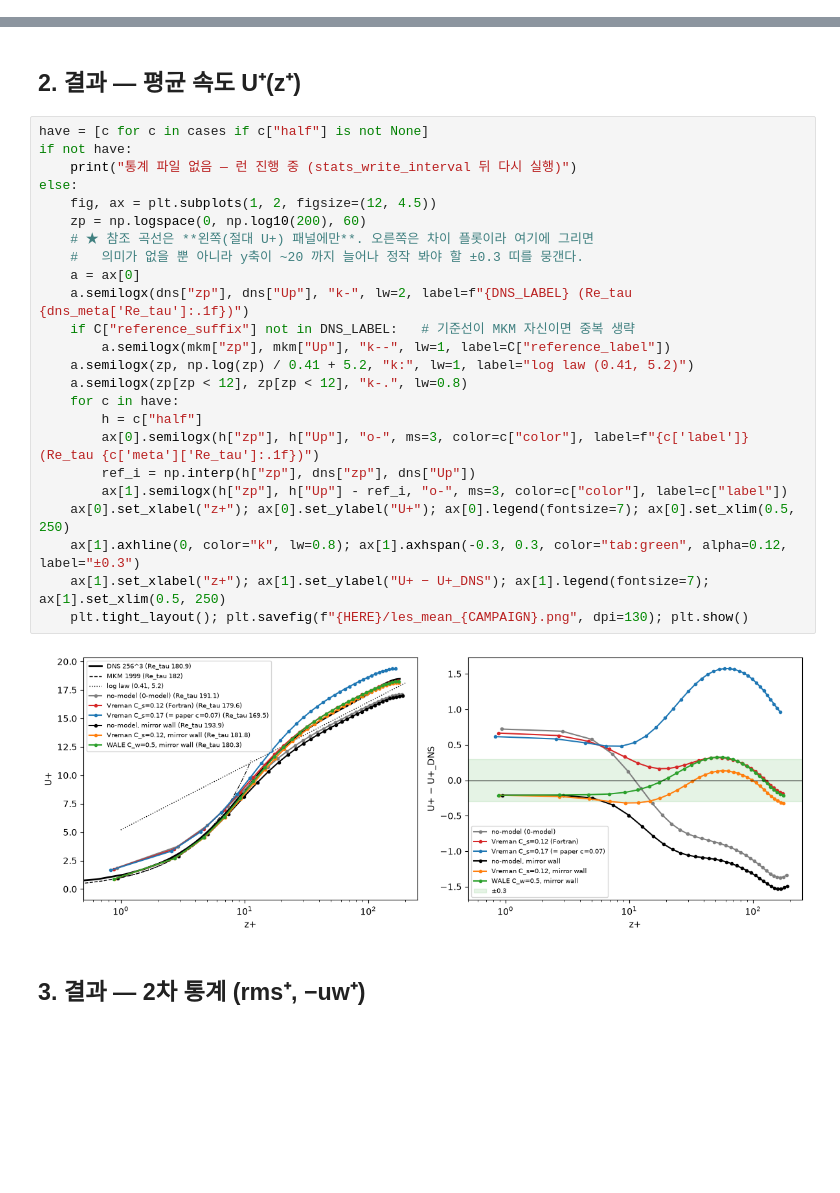
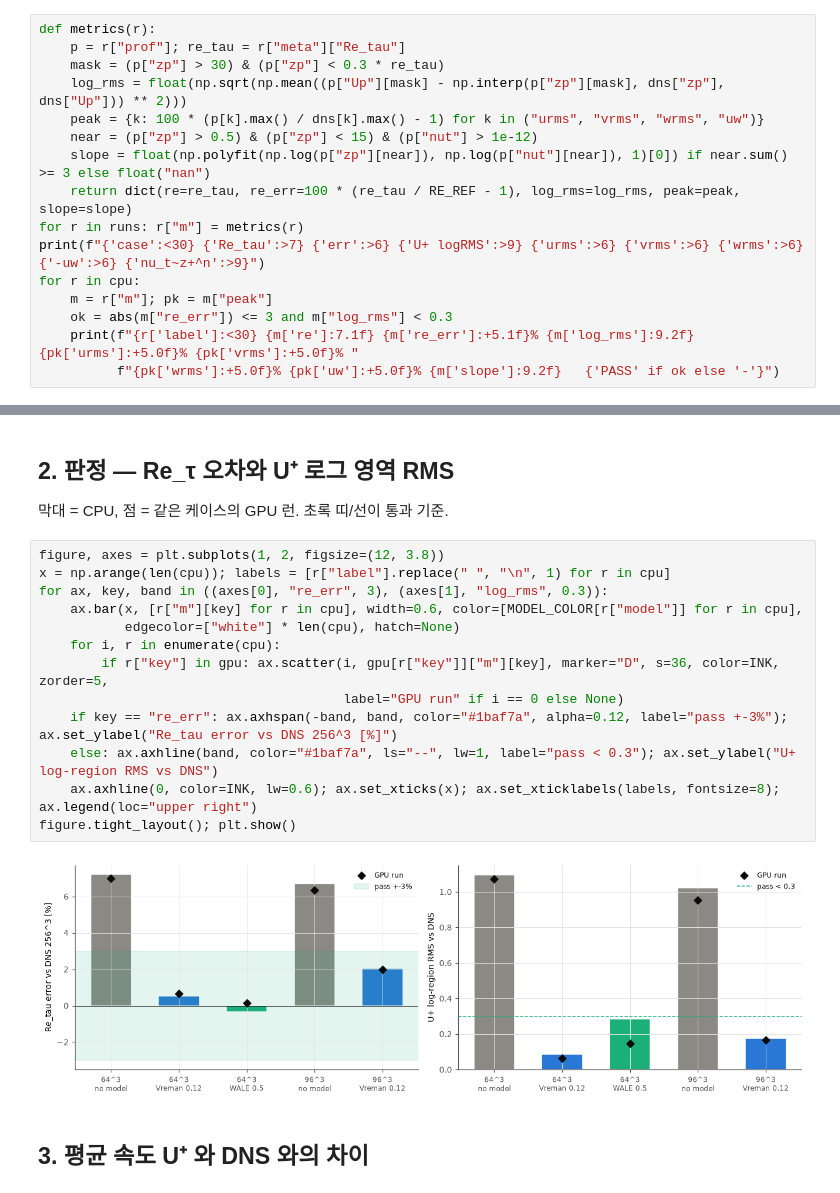
Before and after one commit to dontempty/MPM-STD_C, a Jupyter notebook: apps/channel/plot/plot_les.ipynb, the cells around one changed output, grey strips where cells are left out. Cells and saved outputs as stored; diff of their text form; blank space fills up the shorter version.

```diff
--- a/apps/channel/plot/plot_les.ipynb
+++ b/apps/channel/plot/plot_les.ipynb
@@ -171,0 +99,16 @@ plt.tight_layout(); plt.savefig(f"{HERE}/les_monitor_{CAMPAIGN}.png", dpi=130);
+# %%
+def metrics(r):
+    p = r["prof"]; re_tau = r["meta"]["Re_tau"]
+    mask = (p["zp"] > 30) & (p["zp"] < 0.3 * re_tau)
+    log_rms = float(np.sqrt(np.mean((p["Up"][mask] - np.interp(p["zp"][mask], dns["zp"], dns["Up"])) ** 2)))
+    peak = {k: 100 * (p[k].max() / dns[k].max() - 1) for k in ("urms", "vrms", "wrms", "uw")}
+    near = (p["zp"] > 0.5) & (p["zp"] < 15) & (p["nut"] > 1e-12)
+    slope = float(np.polyfit(np.log(p["zp"][near]), np.log(p["nut"][near]), 1)[0]) if near.sum() >= 3 else float("nan")
+    return dict(re=re_tau, re_err=100 * (re_tau / RE_REF - 1), log_rms=log_rms, peak=peak, slope=slope)
+for r in runs: r["m"] = metrics(r)
+print(f"{'case':<30} {'Re_tau':>7} {'err':>6} {'U+ logRMS':>9} {'urms':>6} {'vrms':>6} {'wrms':>6} {'-uw':>6} {'nu_t~z+^n':>9}")
+for r in cpu:
+    m = r["m"]; pk = m["peak"]
+    ok = abs(m["re_err"]) <= 3 and m["log_rms"] < 0.3
+    print(f"{r['label']:<30} {m['re']:7.1f} {m['re_err']:+5.1f}% {m['log_rms']:9.2f} {pk['urms']:+5.0f}% {pk['vrms']:+5.0f}% "
+          f"{pk['wrms']:+5.0f}% {pk['uw']:+5.0f}% {m['slope']:9.2f}   {'PASS' if ok else '-'}")
@@ -172,30 +122,21 @@ plt.tight_layout(); plt.savefig(f"{HERE}/les_monitor_{CAMPAIGN}.png", dpi=130);
+# %% [markdown]
+## 2. 판정 — Re_τ 오차와 U⁺ 로그 영역 RMS
+
+막대 = CPU, 점 = 같은 케이스의 GPU 런. 초록 띠/선이 통과 기준.
+# %%
+figure, axes = plt.subplots(1, 2, figsize=(12, 3.8))
+x = np.arange(len(cpu)); labels = [r["label"].replace(" ", "\n", 1) for r in cpu]
+for ax, key, band in ((axes[0], "re_err", 3), (axes[1], "log_rms", 0.3)):
+    ax.bar(x, [r["m"][key] for r in cpu], width=0.6, color=[MODEL_COLOR[r["model"]] for r in cpu],
+           edgecolor=["white"] * len(cpu), hatch=None)
+    for i, r in enumerate(cpu):
+        if r["key"] in gpu: ax.scatter(i, gpu[r["key"]]["m"][key], marker="D", s=36, color=INK, zorder=5,
+                                       label="GPU run" if i == 0 else None)
+    if key == "re_err": ax.axhspan(-band, band, color="#1baf7a", alpha=0.12, label="pass +-3%"); ax.set_ylabel("Re_tau error vs DNS 256^3 [%]")
+    else: ax.axhline(band, color="#1baf7a", ls="--", lw=1, label="pass < 0.3"); ax.set_ylabel("U+ log-region RMS vs DNS")
+    ax.axhline(0, color=INK, lw=0.6); ax.set_xticks(x); ax.set_xticklabels(labels, fontsize=8); ax.legend(loc="upper right")
+figure.tight_layout(); plt.show()
+# %% [output]
+[figure, added]
 # %% [markdown]
-## 2. 결과 — 평균 속도 U⁺(z⁺)
+## 3. 평균 속도 U⁺ 와 DNS 와의 차이
-# %%
-have = [c for c in cases if c["half"] is not None]
-if not have:
-    print("통계 파일 없음 — 런 진행 중 (stats_write_interval 뒤 다시 실행)")
-else:
-    fig, ax = plt.subplots(1, 2, figsize=(12, 4.5))
-    zp = np.logspace(0, np.log10(200), 60)
-    # ★ 참조 곡선은 **왼쪽(절대 U+) 패널에만**. 오른쪽은 차이 플롯이라 여기에 그리면
-    #   의미가 없을 뿐 아니라 y축이 ~20 까지 늘어나 정작 봐야 할 ±0.3 띠를 뭉갠다.
-    a = ax[0]
-    a.semilogx(dns["zp"], dns["Up"], "k-", lw=2, label=f"{DNS_LABEL} (Re_tau {dns_meta['Re_tau']:.1f})")
-    if C["reference_suffix"] not in DNS_LABEL:   # 기준선이 MKM 자신이면 중복 생략
-        a.semilogx(mkm["zp"], mkm["Up"], "k--", lw=1, label=C["reference_label"])
-    a.semilogx(zp, np.log(zp) / 0.41 + 5.2, "k:", lw=1, label="log law (0.41, 5.2)")
-    a.semilogx(zp[zp < 12], zp[zp < 12], "k-.", lw=0.8)
-    for c in have:
-        h = c["half"]
-        ax[0].semilogx(h["zp"], h["Up"], "o-", ms=3, color=c["color"], label=f"{c['label']} (Re_tau {c['meta']['Re_tau']:.1f})")
-        ref_i = np.interp(h["zp"], dns["zp"], dns["Up"])
-        ax[1].semilogx(h["zp"], h["Up"] - ref_i, "o-", ms=3, color=c["color"], label=c["label"])
-    ax[0].set_xlabel("z+"); ax[0].set_ylabel("U+"); ax[0].legend(fontsize=7); ax[0].set_xlim(0.5, 250)
-    ax[1].axhline(0, color="k", lw=0.8); ax[1].axhspan(-0.3, 0.3, color="tab:green", alpha=0.12, label="±0.3")
-    ax[1].set_xlabel("z+"); ax[1].set_ylabel("U+ − U+_DNS"); ax[1].legend(fontsize=7); ax[1].set_xlim(0.5, 250)
-    plt.tight_layout(); plt.savefig(f"{HERE}/les_mean_{CAMPAIGN}.png", dpi=130); plt.show()
-# %% [output]
-[figure, removed]
-# %% [markdown]
-## 3. 결과 — 2차 통계 (rms⁺, −uw⁺)
```
Also changed, not shown: parts of 21 cells of this notebook, 25 other files.
